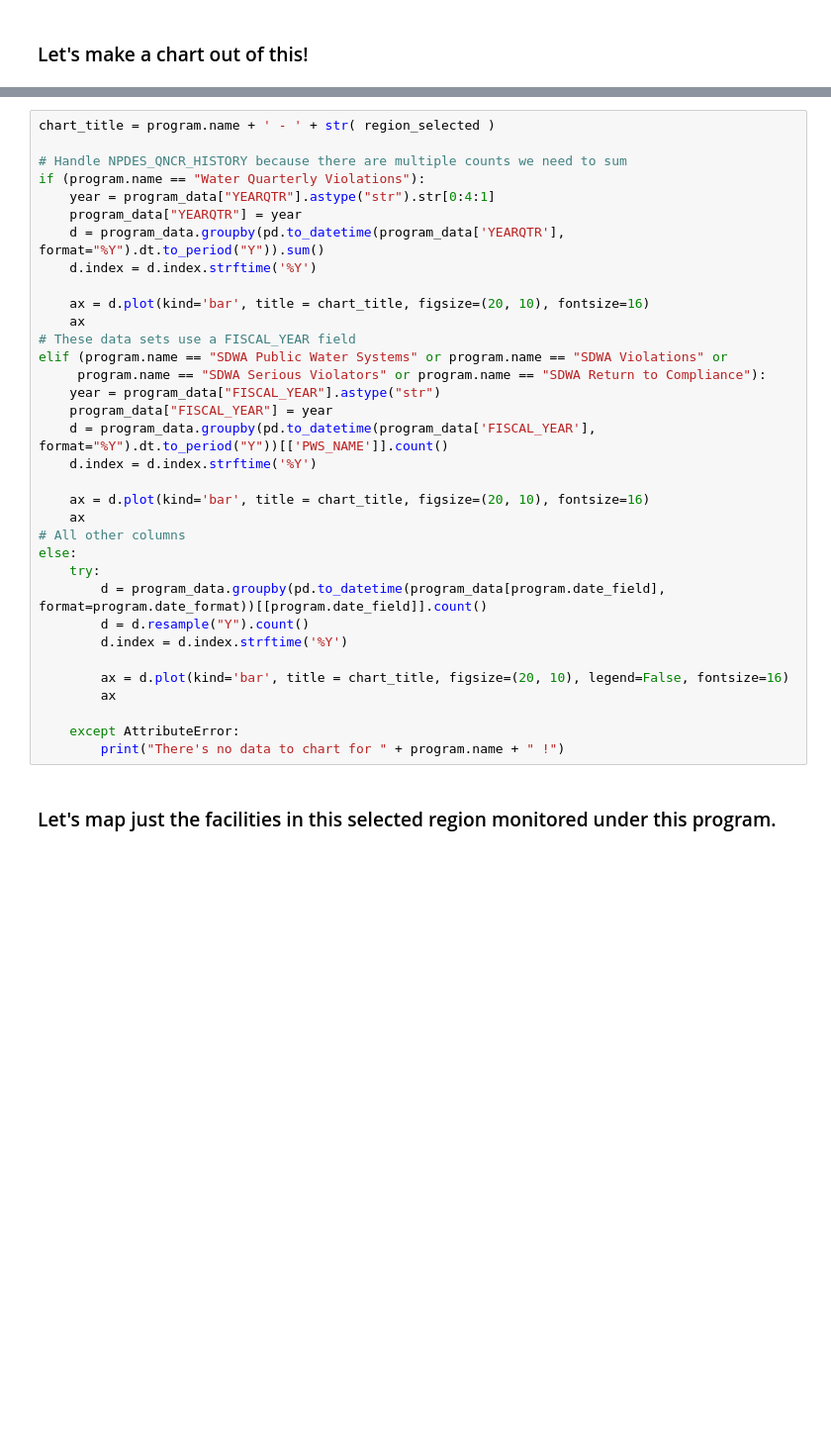
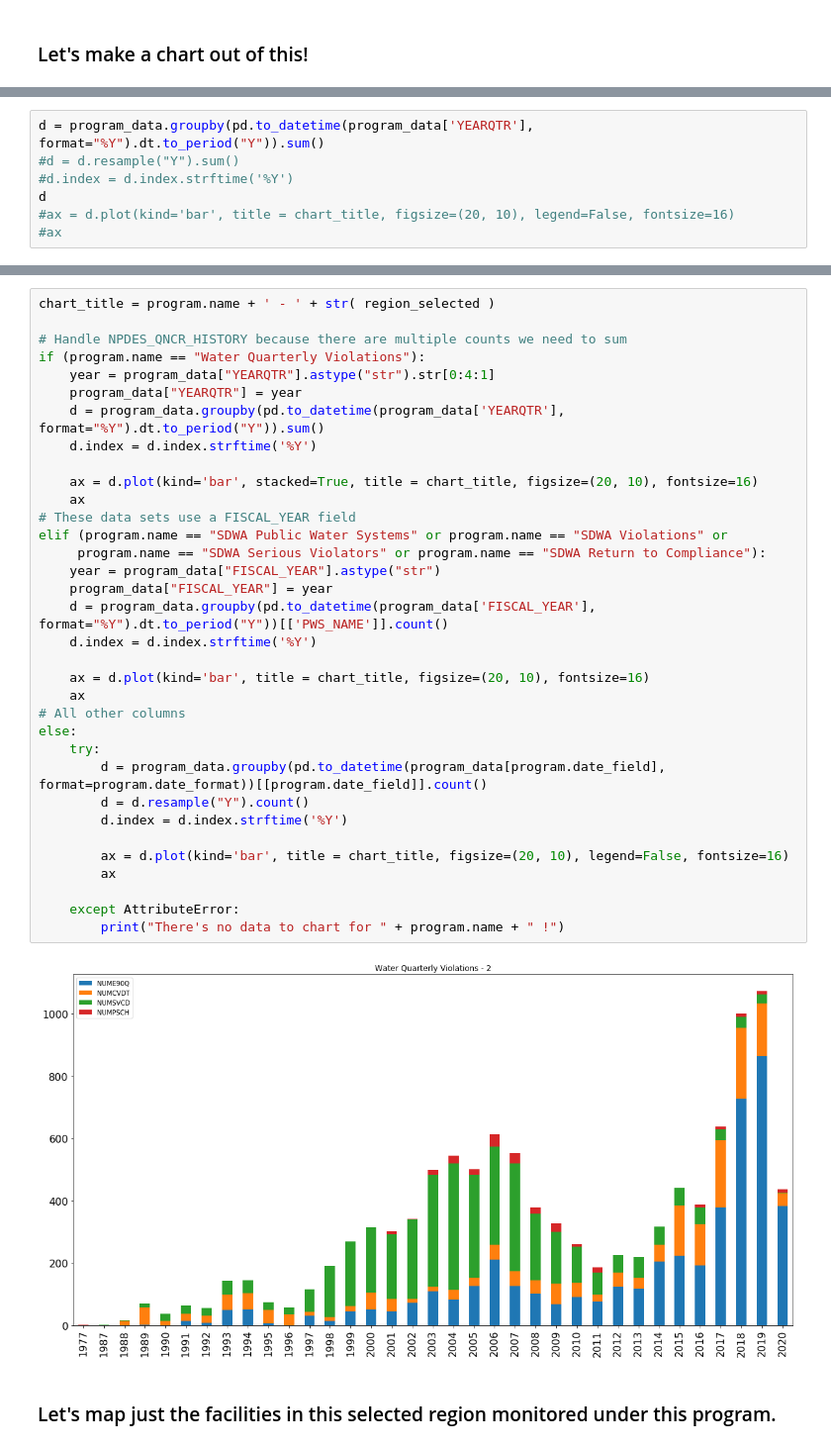
Before and after one commit to edgi-govdata-archiving/ECHO-Cross-Program, a Jupyter notebook: facility-all-programs.ipynb, the cells around one changed output, grey strips where cells are left out. Shown at 99% size. Cells and saved outputs as stored; diff of their text form; blank space fills up the shorter version.

```diff
--- a/facility-all-programs.ipynb
+++ b/facility-all-programs.ipynb
@@ -520,0 +624,7 @@ print( "Wrote "+filename+" to the Google Colab 'Files' menu as %s" %(fullpath))
+# %%
+d = program_data.groupby(pd.to_datetime(program_data['YEARQTR'], format="%Y").dt.to_period("Y")).sum()
+#d = d.resample("Y").sum()
+#d.index = d.index.strftime('%Y')
+d
+#ax = d.plot(kind='bar', title = chart_title, figsize=(20, 10), legend=False, fontsize=16)
+#ax
@@ -524,34 +653,36 @@ chart_title = program.name + ' - ' + str( region_selected )
 # Handle NPDES_QNCR_HISTORY because there are multiple counts we need to sum
 if (program.name == "Water Quarterly Violations"):
     year = program_data["YEARQTR"].astype("str").str[0:4:1]
     program_data["YEARQTR"] = year
     d = program_data.groupby(pd.to_datetime(program_data['YEARQTR'], format="%Y").dt.to_period("Y")).sum()
     d.index = d.index.strftime('%Y')
 
-    ax = d.plot(kind='bar', title = chart_title, figsize=(20, 10), fontsize=16)
+    ax = d.plot(kind='bar', stacked=True, title = chart_title, figsize=(20, 10), fontsize=16)
     ax
 # These data sets use a FISCAL_YEAR field
 elif (program.name == "SDWA Public Water Systems" or program.name == "SDWA Violations" or
      program.name == "SDWA Serious Violators" or program.name == "SDWA Return to Compliance"):
     year = program_data["FISCAL_YEAR"].astype("str")
     program_data["FISCAL_YEAR"] = year
     d = program_data.groupby(pd.to_datetime(program_data['FISCAL_YEAR'], format="%Y").dt.to_period("Y"))[['PWS_NAME']].count()
     d.index = d.index.strftime('%Y')
 
     ax = d.plot(kind='bar', title = chart_title, figsize=(20, 10), fontsize=16)
     ax
 # All other columns
 else:
     try:
         d = program_data.groupby(pd.to_datetime(program_data[program.date_field], format=program.date_format))[[program.date_field]].count()
         d = d.resample("Y").count()
         d.index = d.index.strftime('%Y')
 
         ax = d.plot(kind='bar', title = chart_title, figsize=(20, 10), legend=False, fontsize=16)
         ax
 
     except AttributeError:
         print("There's no data to chart for " + program.name + " !")
+# %% [output]
+[figure, added]
 # %% [markdown]
 ### Let's map just the facilities in this selected region monitored under this program.
 # %%
```
Also changed, not shown: parts of 14 cells of this notebook.
